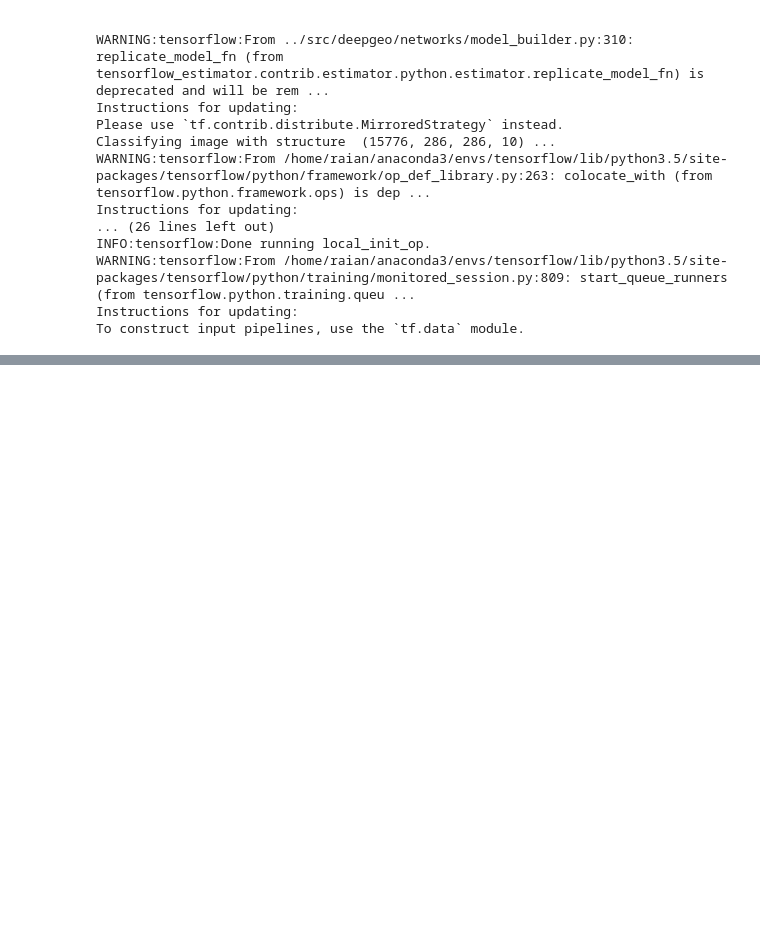
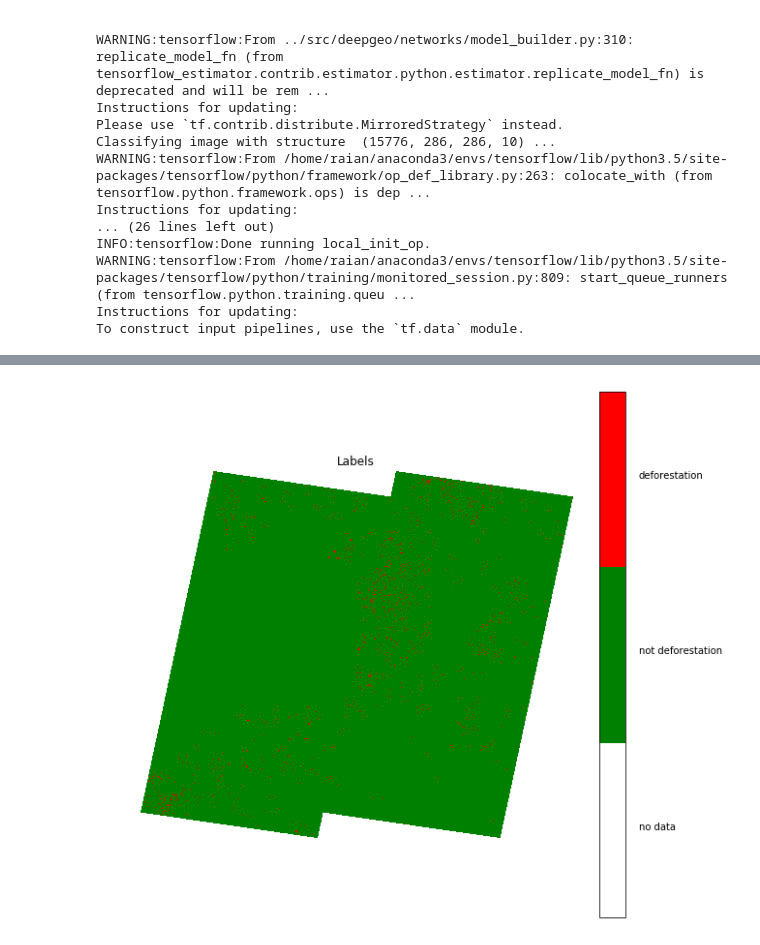
Before and after one commit to rvmaretto/deepgeo, a Jupyter notebook: notebooks/predict_fcn.ipynb, the cells around one changed output, grey strips where cells are left out. Drawn from its saved outputs; the diff is of its cells as text; code cells hidden in the pictures; blank space fills up the shorter version.

```diff
--- a/notebooks/predict_fcn.ipynb
+++ b/notebooks/predict_fcn.ipynb
@@ -26,7 +32,5 @@ network = 'unet'
 DATA_DIR = '/home/raian/doutorado/Dados/generated'
 trained_model = os.path.join(DATA_DIR, 'tf_logs', 'experiments', network, 'test_unet_29_04_2019-12_51_06/')
 raster_path = os.path.join(DATA_DIR, 'stacked_mosaic_2017_2018.tif')
-out_pred_dir = os.path.join(trained_model, 'predictions')
-output_pred = os.path.join(out_pred_dir, 'prediction_2018.tiff')
-output_shp = os.path.join(out_pred_dir, 'chip_coords.shp')
-fs.mkdir(out_pred_dir)
+ground_truth = os.path.join(DATA_DIR, 'labels_2018.tif')
+base_shp = os.path.join(DATA_DIR, 'Prodes_mosaic.shp')
@@ -83,0 +103,4 @@ vis.plot_labels(rarr, ['no data', 'not deforestation', 'deforestation'], colors=
+# %%
+vis.plot_labels(true_rarr, ['no data', 'not deforestation', 'deforestation'], colors=['white', 'green', 'red'])
+# %% [output]
+[figure, added]
```
Also changed, not shown: parts of 11 cells of this notebook, 2 other files.
